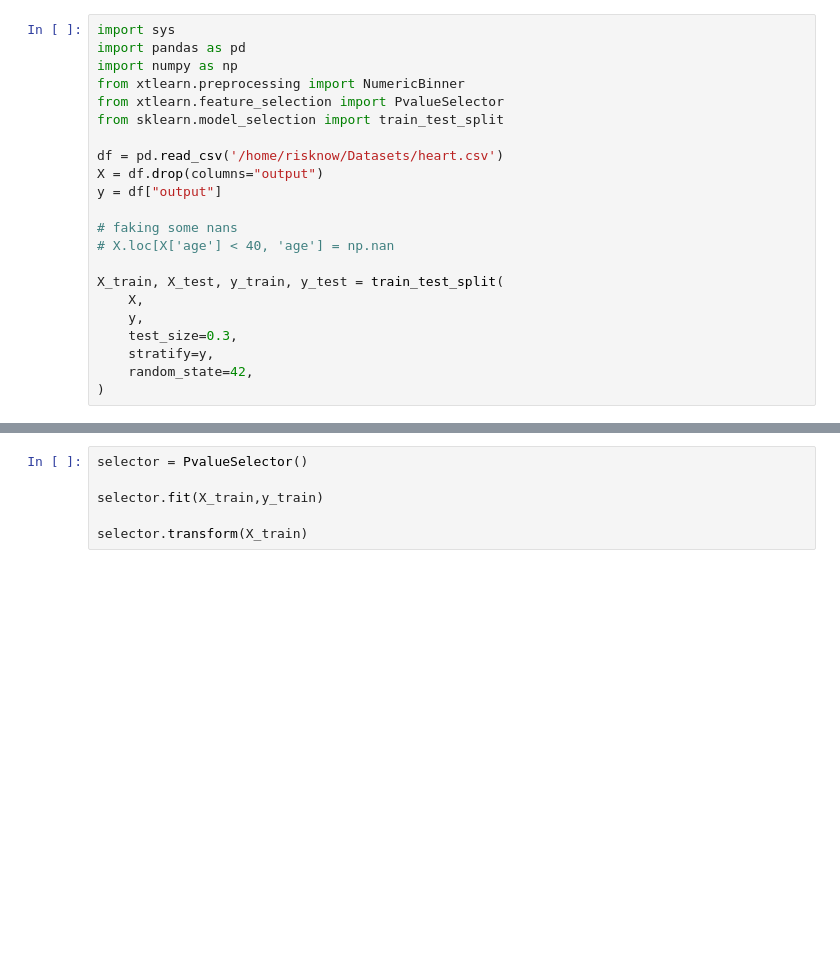
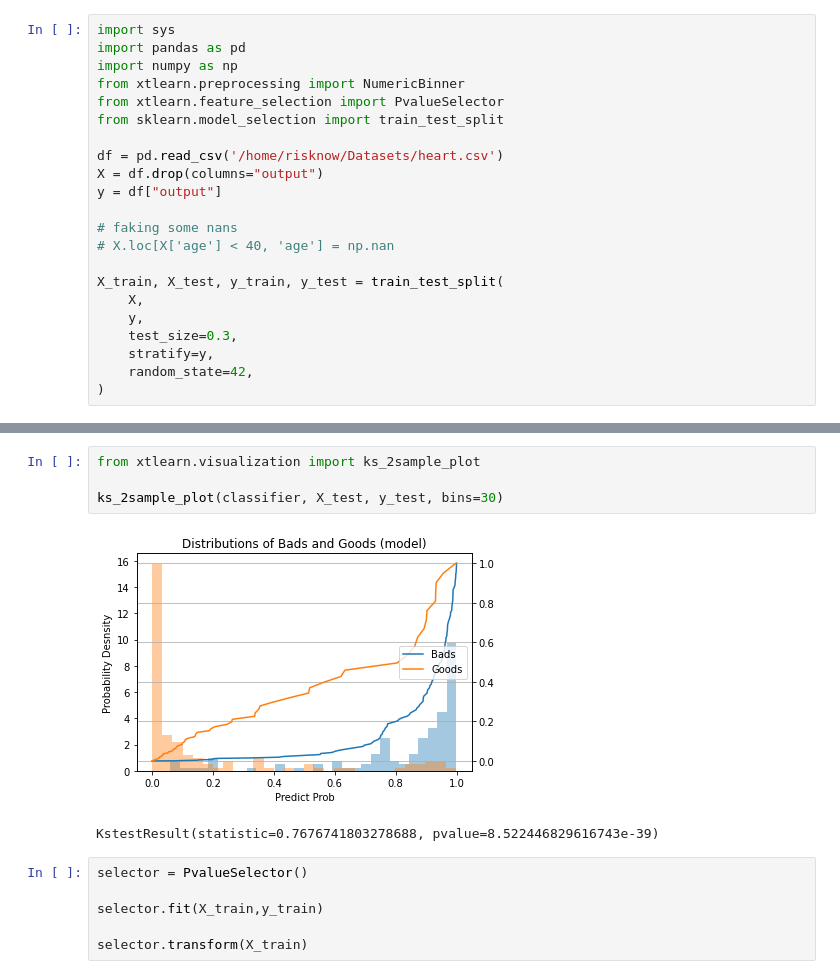
Before and after one commit to emdemor/xtlearn, a Jupyter notebook: .test.ipynb, the cells around one changed output, grey strips where cells are left out. Saved outputs shown, nothing was run; the diff lists cells and outputs as text; blank space fills up the shorter version.

```diff
--- a/.test.ipynb
+++ b/.test.ipynb
@@ -186,3 +187,10 @@ X_train
+# %%
+from xtlearn.visualization import ks_2sample_plot
+
+ks_2sample_plot(classifier, X_test, y_test, bins=30)
+# %% [output]
+[figure, added]
+KstestResult(statistic=0.7676741803278688, pvalue=8.522446829616743e-39)
 # %%
 selector = PvalueSelector()
 
```
Also changed, not shown: parts of 3 cells of this notebook, 2 other files.
